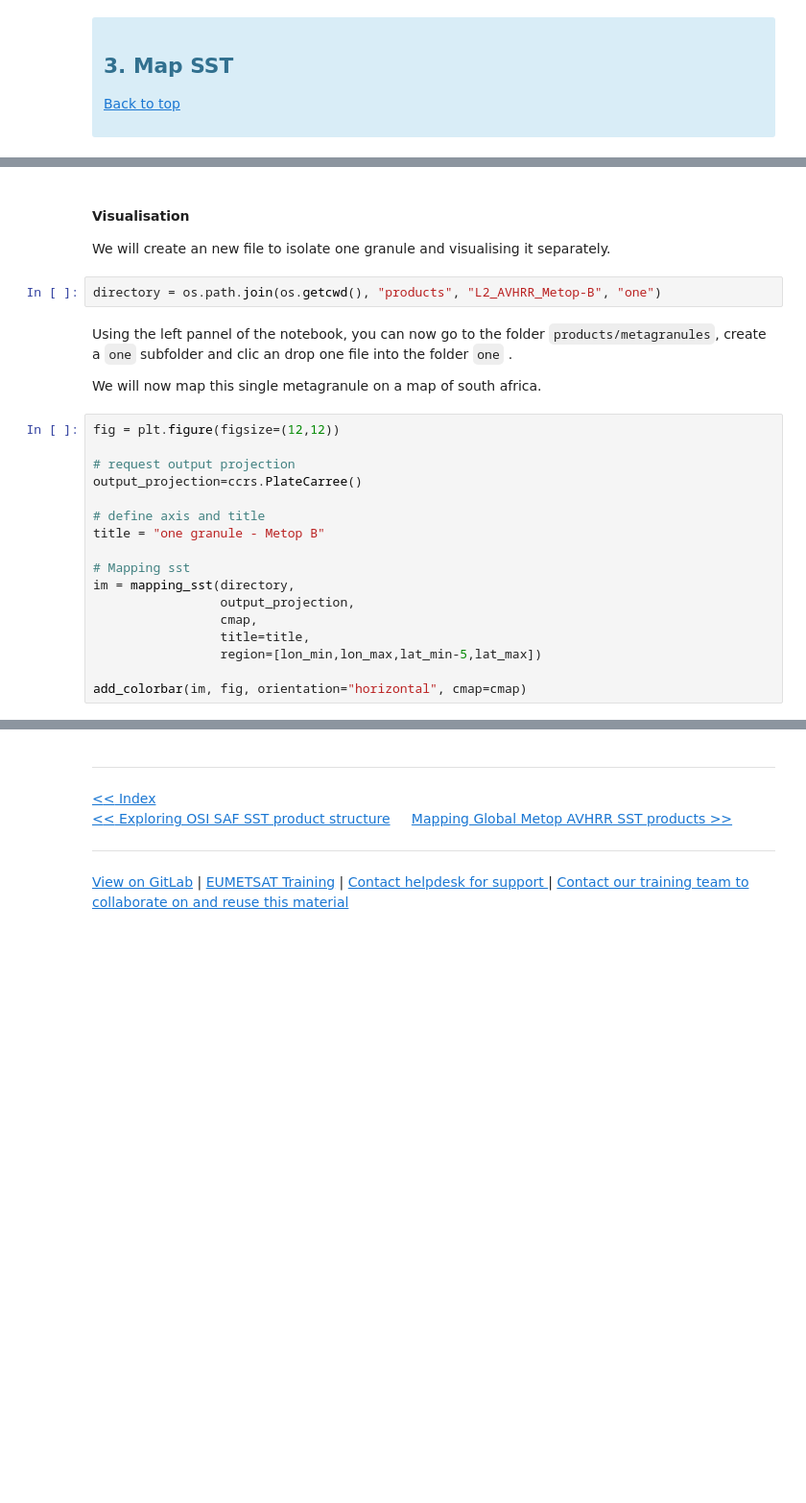
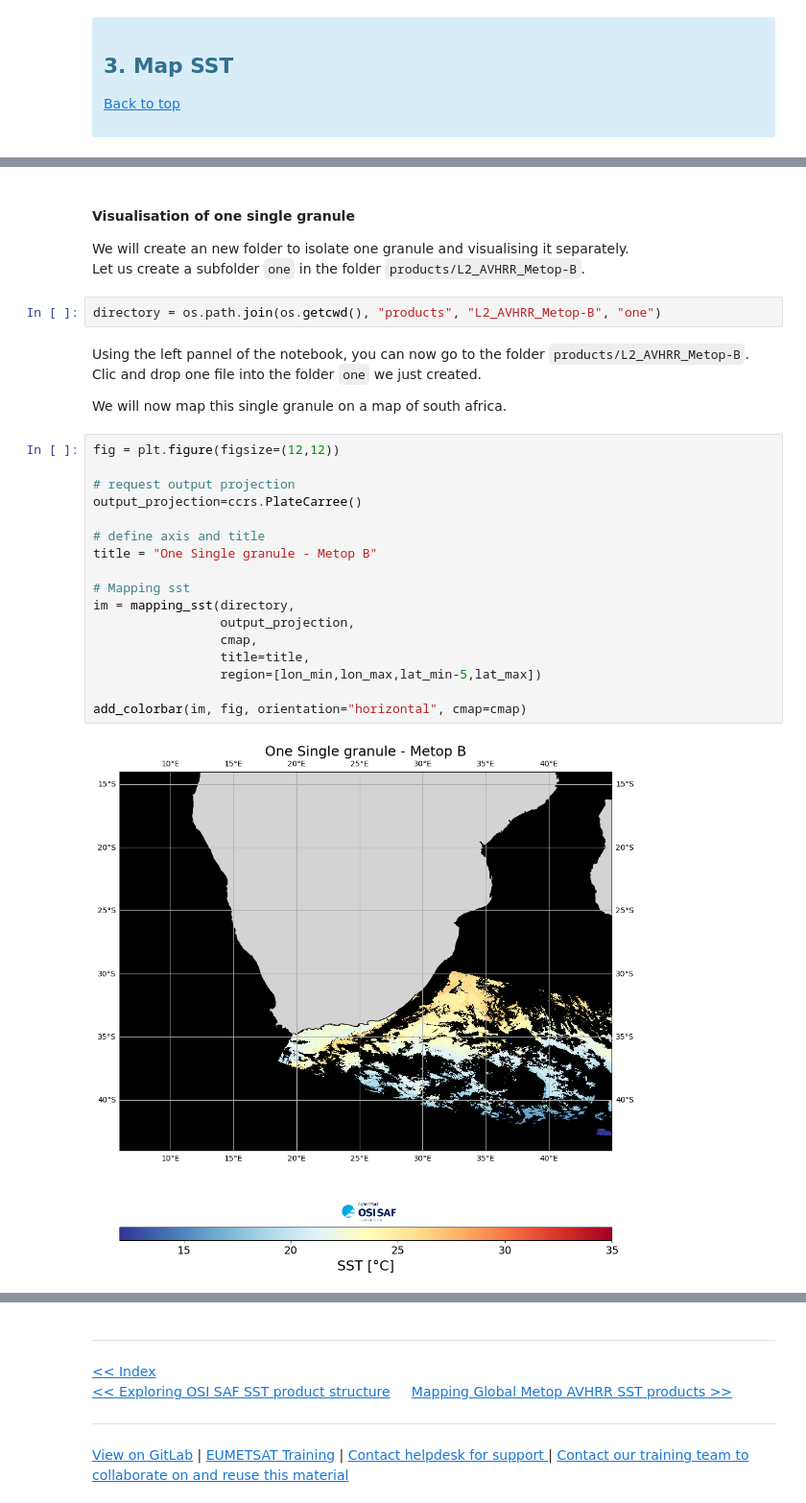
Before and after one commit to eumetsat/learn-osi-saf-sst, a Jupyter notebook: 1_OSI_SAF_sst_introductory/1_3a_OSI_SAF_SST_mapping_Metop_granules.ipynb, the cells around one changed output, grey strips where cells are left out. Shown at 96% size. Saved outputs shown, nothing was run; the diff lists cells and outputs as text; blank space fills up the shorter version.

```diff
--- a/1_OSI_SAF_sst_introductory/1_3a_OSI_SAF_SST_mapping_Metop_granules.ipynb
+++ b/1_OSI_SAF_sst_introductory/1_3a_OSI_SAF_SST_mapping_Metop_granules.ipynb
@@ -284,26 +295,29 @@ add_colorbar(im1, fig, orientation="vertical", cmap=cmap)
 # %% [markdown]
-#### Visualisation
-We will create an new file to isolate one granule and visualising it separately.
+#### Visualisation of one single granule
+We will create an new folder to isolate one granule and visualising it separately.<br>
+Let us create a subfolder `one` in the folder `products/L2_AVHRR_Metop-B`.
 # %%
 directory = os.path.join(os.getcwd(), "products", "L2_AVHRR_Metop-B", "one")
 # %% [markdown]
-Using  the left pannel of the notebook, you can now go to the folder `products/metagranules`, create a `one` subfolder and clic an drop one file into the folder `one` .
+Using  the left pannel of the notebook, you can now go to the folder `products/L2_AVHRR_Metop-B`. Clic and drop one file into the folder `one` we just created.
 
-We will now map this single metagranule on a map of south africa.
+We will now map this single granule on a map of south africa.
 # %%
 fig = plt.figure(figsize=(12,12))
 
 # request output projection
 output_projection=ccrs.PlateCarree()
 
 # define axis and title
-title = "one granule - Metop B"
+title = "One Single granule - Metop B"
 
 # Mapping sst
 im = mapping_sst(directory,
                  output_projection,
                  cmap,
                  title=title,
                  region=[lon_min,lon_max,lat_min-5,lat_max])
 
 add_colorbar(im, fig, orientation="horizontal", cmap=cmap)
+# %% [output]
+[figure, added]
```
Also changed, not shown: parts of 13 cells of this notebook.
